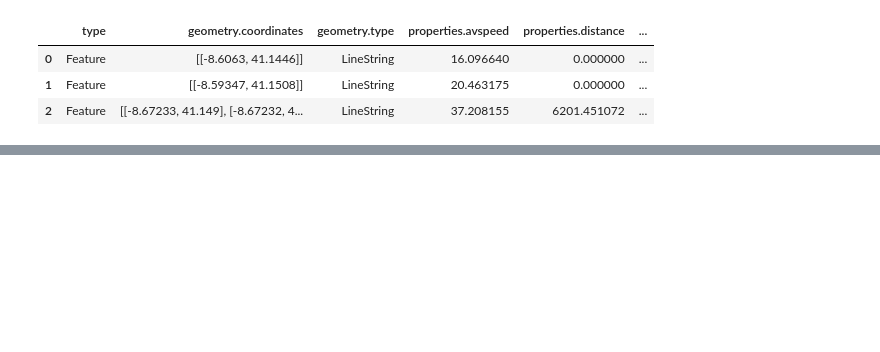
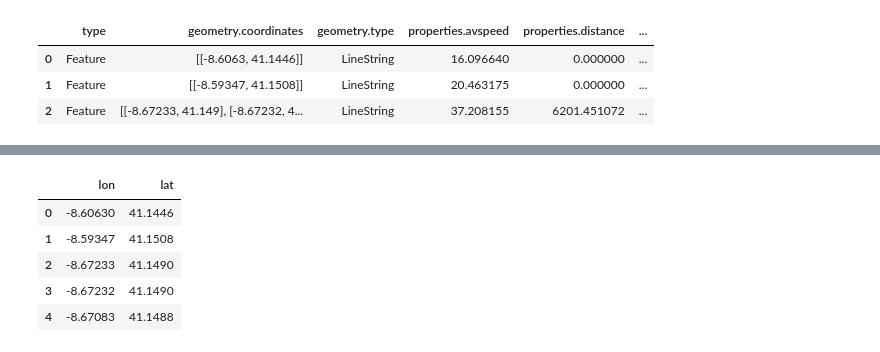
Before and after one commit to mdtanvirt/fivr_trip, a Jupyter notebook: rawtemp.ipynb, the cells around one changed output, grey strips where cells are left out. Saved outputs shown, nothing was run; the diff lists cells and outputs as text; code cells hidden in the pictures; blank space fills up the shorter version.

```diff
--- a/rawtemp.ipynb
+++ b/rawtemp.ipynb
@@ -28,0 +109,6 @@ gcod_df.head(5)
+# %%
+# Explore for coordinates
+gcod_df = df.explode('geometry.coordinates')
+# Remove column name 'properties.streetnames'
+gcod_df = gcod_df.drop(['properties.streetnames'], axis=1)
+gcod_df.head(5)
@@ -28,0 +144,10 @@ gcod_df.head(5)
+# %%
+gcod_splt_df = pd.DataFrame(gcod_df["geometry.coordinates"].to_list(), columns=['lon', 'lat'])
+gcod_splt_df.head(5)
+# %% [output]
+|  | lon | lat |
+| 0 | -8.60630 | 41.1446 |
+| 1 | -8.59347 | 41.1508 |
+| 2 | -8.67233 | 41.1490 |
+| 3 | -8.67232 | 41.1490 |
+| 4 | -8.67083 | 41.1488 |
```
Also changed, not shown: parts of 25 cells of this notebook.
